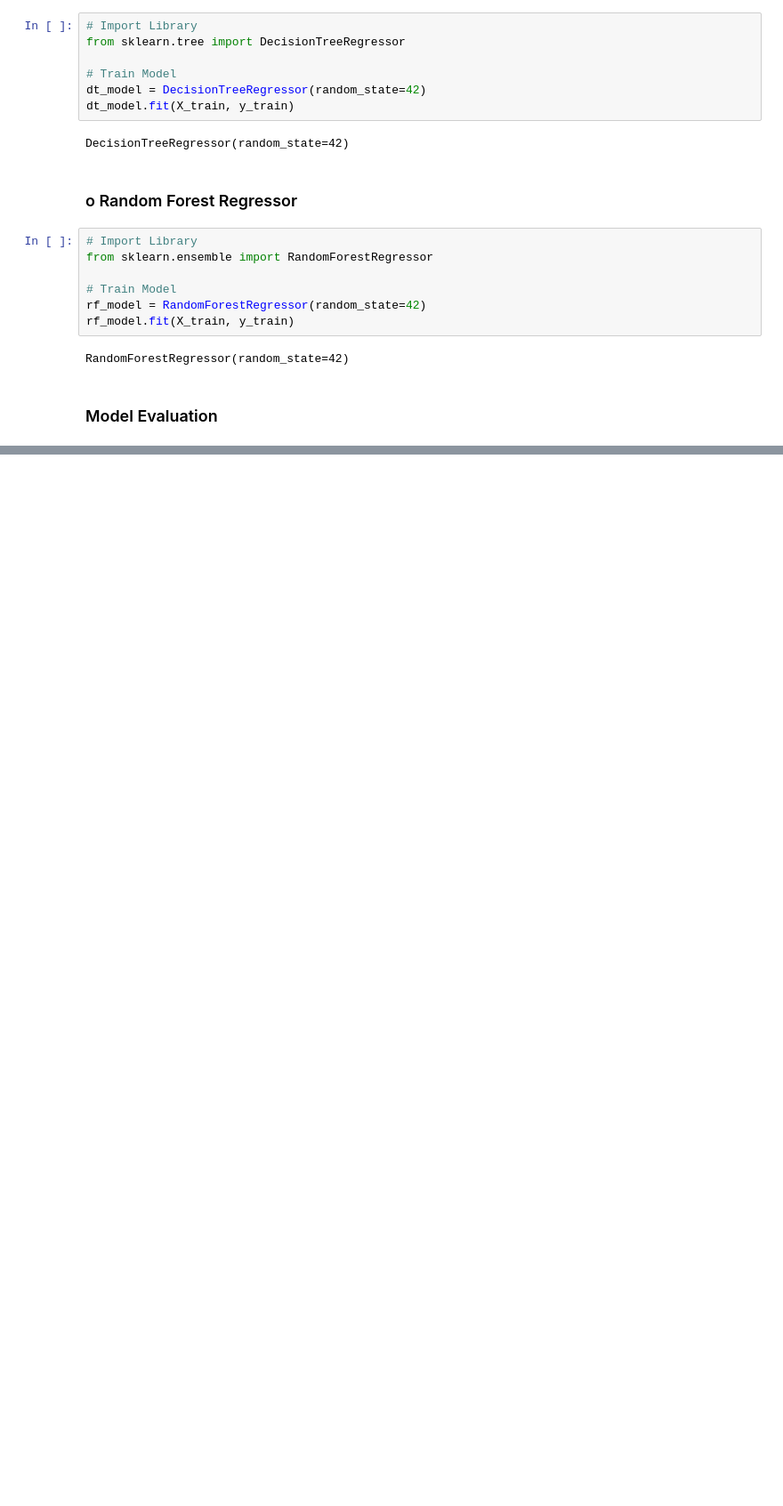
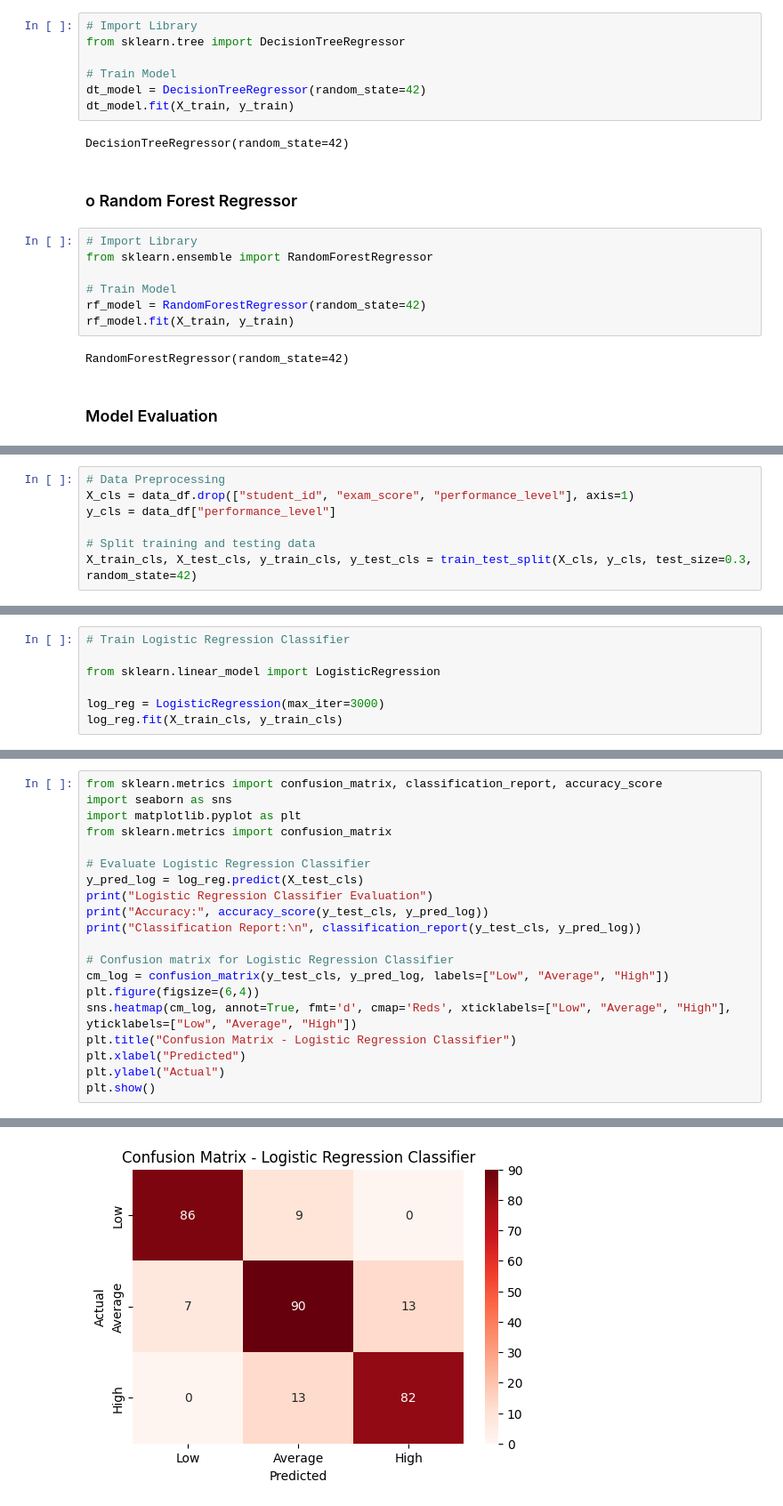
Before and after one commit to JuanTuatis/emtech-programming-assignment, a Jupyter notebook: EmTech-Capstone-Project/Capstone-Project.ipynb, the cells around one changed output, grey strips where cells are left out. Shown at 89% size. Saved outputs shown, nothing was run; the diff lists cells and outputs as text; blank space fills up the shorter version.

```diff
--- a/EmTech-Capstone-Project/Capstone-Project.ipynb
+++ b/EmTech-Capstone-Project/Capstone-Project.ipynb
@@ -475,0 +539,7 @@ R²:   0.84
+# %%
+# Data Preprocessing
+X_cls = data_df.drop(["student_id", "exam_score", "performance_level"], axis=1)
+y_cls = data_df["performance_level"]
+
+# Split training and testing data
+X_train_cls, X_test_cls, y_train_cls, y_test_cls = train_test_split(X_cls, y_cls, test_size=0.3, random_state=42)
@@ -475,0 +548,7 @@ R²:   0.84
+# %%
+# Train Logistic Regression Classifier
+
+from sklearn.linear_model import LogisticRegression
+
+log_reg = LogisticRegression(max_iter=3000)
+log_reg.fit(X_train_cls, y_train_cls)
@@ -475,0 +568,21 @@ R²:   0.84
+# %%
+from sklearn.metrics import confusion_matrix, classification_report, accuracy_score
+import seaborn as sns
+import matplotlib.pyplot as plt
+from sklearn.metrics import confusion_matrix
+
+# Evaluate Logistic Regression Classifier
+y_pred_log = log_reg.predict(X_test_cls)
+print("Logistic Regression Classifier Evaluation")
+print("Accuracy:", accuracy_score(y_test_cls, y_pred_log))
+print("Classification Report:\n", classification_report(y_test_cls, y_pred_log))
+
+# Confusion matrix for Logistic Regression Classifier
+cm_log = confusion_matrix(y_test_cls, y_pred_log, labels=["Low", "Average", "High"])
+plt.figure(figsize=(6,4))
+sns.heatmap(cm_log, annot=True, fmt='d', cmap='Reds', xticklabels=["Low", "Average", "High"], yticklabels=["Low", "Average", "High"])
+plt.title("Confusion Matrix - Logistic Regression Classifier")
+plt.xlabel("Predicted")
+plt.ylabel("Actual")
+plt.show()
+# %% [output]
@@ -475,0 +601 @@ R²:   0.84
+[figure, added]
```
Also changed, not shown: parts of 18 cells of this notebook.
